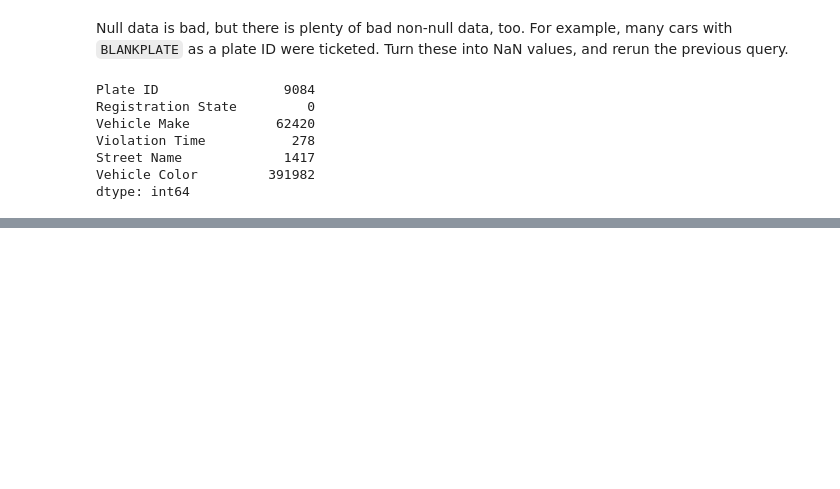
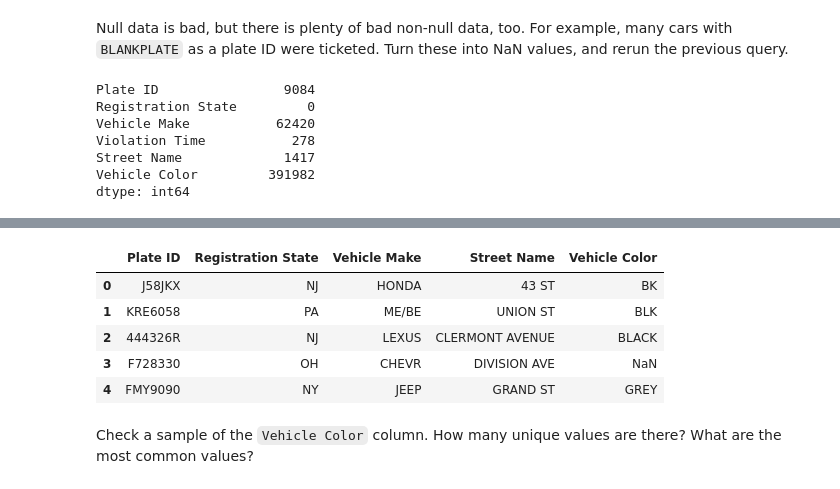
Before and after one commit to valatwork/excel-with-python-and-r, a Jupyter notebook: project/009P-workout-5.ipynb, the cells around one changed output, grey strips where cells are left out. Saved outputs shown, nothing was run; the diff lists cells and outputs as text; code cells hidden in the pictures; blank space fills up the shorter version.

Commit message:
Add 009P-workout-5 notebook for NYC parking violations data analysis

```diff
--- a/project/009P-workout-5.ipynb
+++ b/project/009P-workout-5.ipynb
@@ -108,0 +304,17 @@ dtype: int64
+# %%
+filename = './data/nyc-parking-violations-2020.csv'
+
+df = pd.read_csv(filename,
+                 usecols=['Plate ID',  'Registration State',
+                        'Vehicle Make', 'Vehicle Color', 'Street Name'])
+
+df.head()
+# %% [output]
+|  | Plate ID | Registration State | Vehicle Make | Street Name | Vehicle Color |
+| 0 | J58JKX | NJ | HONDA | 43 ST | BK |
+| 1 | KRE6058 | PA | ME/BE | UNION ST | BLK |
+| 2 | 444326R | NJ | LEXUS | CLERMONT AVENUE | BLACK |
+| 3 | F728330 | OH | CHEVR | DIVISION AVE | NaN |
+| 4 | FMY9090 | NY | JEEP | GRAND ST | GREY |
+# %% [markdown]
+Check a sample of the `Vehicle Color` column. How many unique values are there? What are the most common values?
```
Also changed, not shown: parts of 57 cells of this notebook.
